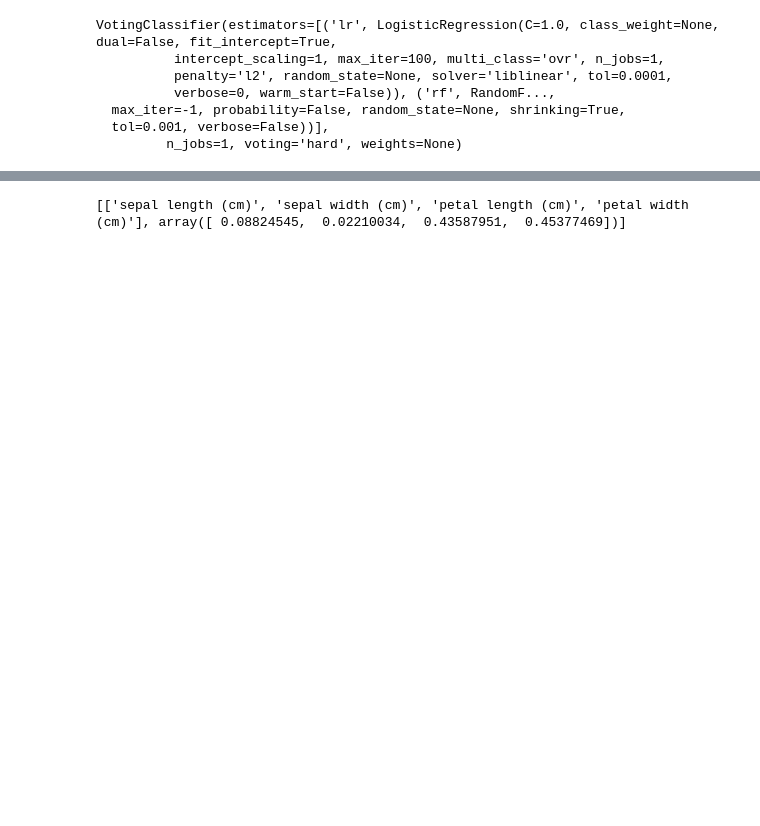
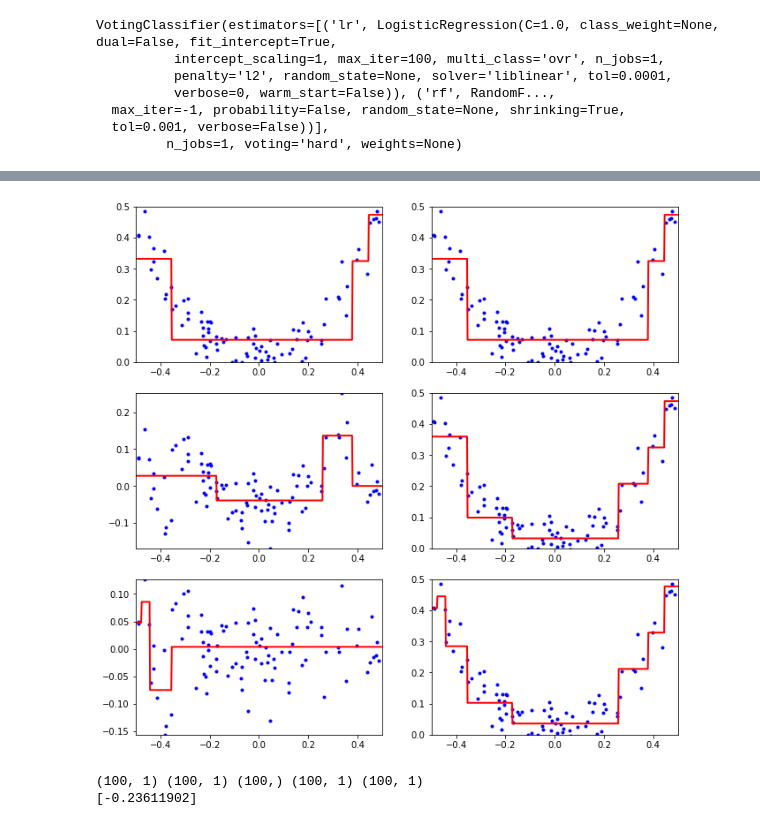
Before and after one commit to meenakshibarjatia/learningmachines, a Jupyter notebook: ch7 - ensemble and forests.ipynb, the cells around one changed output, grey strips where cells are left out. Drawn from its saved outputs; the diff is of its cells as text; code cells hidden in the pictures; blank space fills up the shorter version.

```diff
--- a/ch7 - ensemble and forests.ipynb
+++ b/ch7 - ensemble and forests.ipynb
@@ -6,6 +6,15 @@ from sklearn.linear_model import LogisticRegression
 from sklearn.svm import SVC
 from sklearn.model_selection import StratifiedShuffleSplit
 import matplotlib.pyplot as plt
+# %%
+def plot_predictions(regressors, X, y, axes, label=None, style="r-", data_style="b.", data_label=None):
+    x1 = np.linspace(axes[0], axes[1], 500)
+    y_pred = sum(regressor.predict(x1.reshape(-1, 1)) for regressor in regressors)
+    plt.plot(X[:, 0], y, data_style, label=data_label)
+    plt.plot(x1, y_pred, style, linewidth=2, label=label)
+    if label or data_label:
+        plt.legend(loc="upper center", fontsize=16)
+    plt.axis(axes)
 # %%
 from matplotlib.colors import ListedColormap
 
@@ -118,5 +127,60 @@ petal width (cm) 0.453774694545
-# %%
-
-print([iris['feature_names'], rdmfor_clf.feature_importances_])
-# %% [output]
-[['sepal length (cm)', 'sepal width (cm)', 'petal length (cm)', 'petal width (cm)'], array([ 0.08824545,  0.02210034,  0.43587951,  0.45377469])]
+# %%
+
+#boosting - adaboosting, gradient boosting
+from  sklearn.tree import DecisionTreeRegressor
+
+x = np.random.rand(100, 1) - 0.5
+y = 2*x**2 + np.random.randn(100, 1)*0.05
+
+#plt.plot(x, y, 'bo')
+#plt.show()
+
+tr1 = DecisionTreeRegressor(max_depth = 2)
+tr1.fit(x, y)
+
+pred1 = tr1.predict(x)
+y2 = y - pred1.reshape(-1, 1)
+
+tr2 = DecisionTreeRegressor(max_depth = 2)
+tr2.fit(x, y2)
+
+pred2 = tr2.predict(x)
+y3 = y2 - pred2.reshape(-1, 1)
+
+tr3 = DecisionTreeRegressor(max_depth = 2)
+tr3.fit(x, y3)
+
+x1 = np.linspace(-0.5, 0.5, 100)
+pred12 = sum(regressor.predict(x1.reshape(-1, 1)) for regressor in [tr1, tr2])
+
+plt.figure(figsize = (11, 11))
+
+plt.subplot(321)
+plot_predictions([tr1], x, y, axes = [-0.5, 0.5, 0, 0.5])
+
+plt.subplot(322)
+plot_predictions([tr1], x, y, axes = [-0.5, 0.5, 0, 0.5])
+
+plt.subplot(323)
+plot_predictions([tr2], x, y2, axes = [-0.5, 0.5, y2.min(), y2.max()])
+
+plt.subplot(324)
+#plt.plot(x1, pred12, 'r-')
+plot_predictions([tr1, tr2], x, y, axes = [-0.5, 0.5, 0, 0.5])
+
+plt.subplot(325)
+plot_predictions([tr3], x, y3, axes = [-0.5, 0.5, y3.min(), y3.max()])
+
+plt.subplot(326)
+plot_predictions([tr1, tr2, tr3], x, y, axes = [-0.5, 0.5, 0, 0.5])
+
+plt.show()
+# %% [output]
+[figure, added]
+# %%
+m = y2.reshape(-1, 1);
+print(x.shape, m.shape, pred1.shape, y2.shape, y.shape)
+print(min(y2))
+# %% [output]
+(100, 1) (100, 1) (100,) (100, 1) (100, 1)
+[-0.23611902]
```
Also changed, not shown: parts of 6 cells of this notebook.
